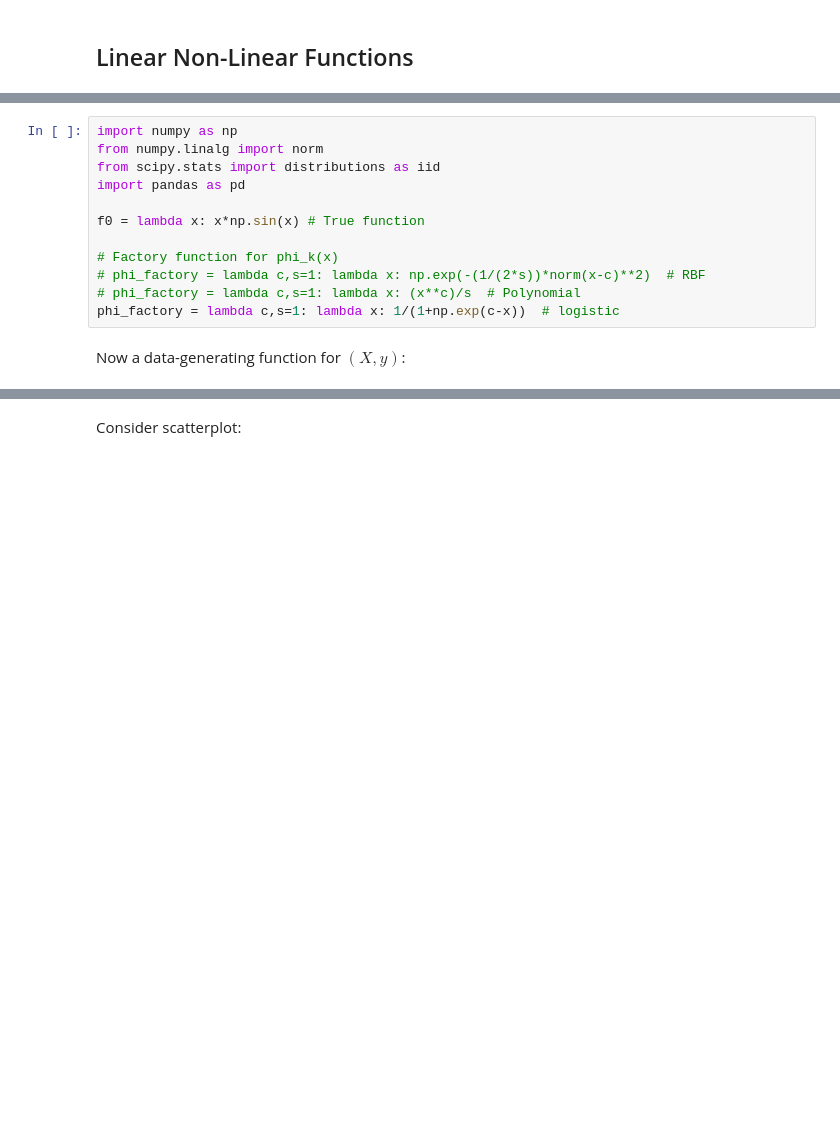
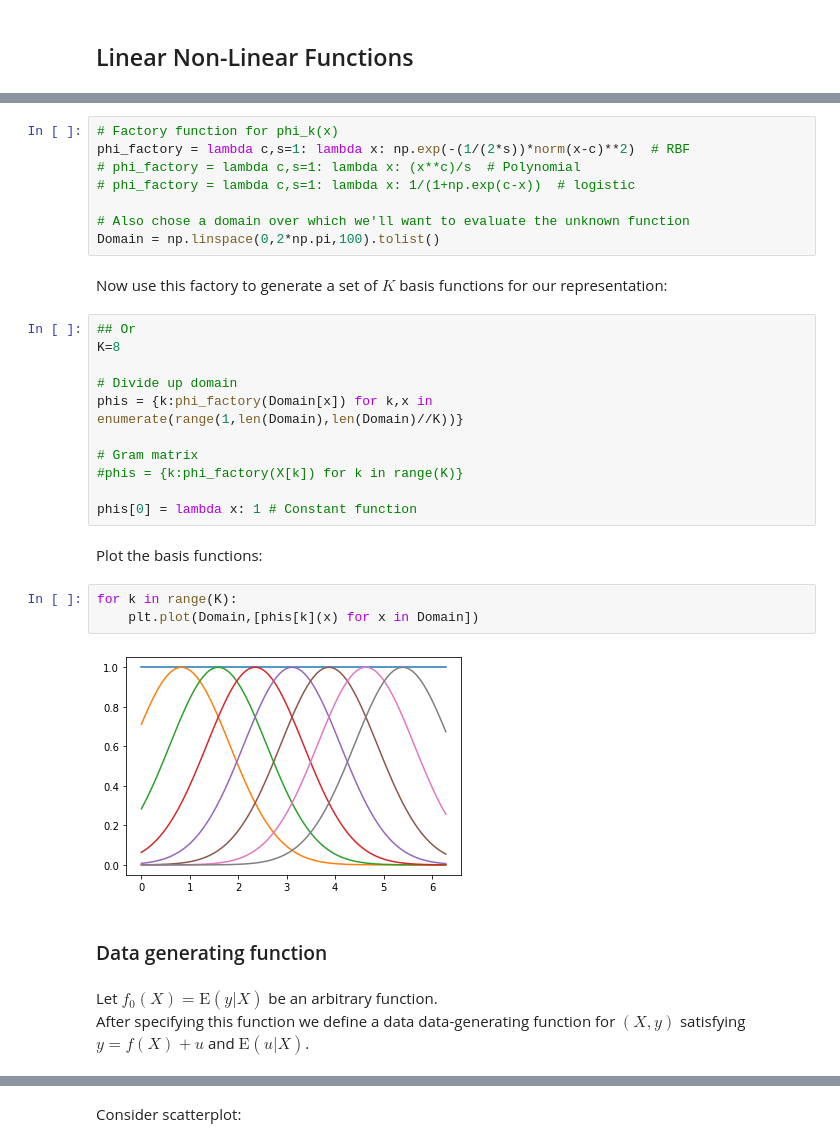
Before and after one commit to ligonteaching/ARE212_Materials, a Jupyter notebook: linear-non-linear.ipynb, the cells around one changed output, grey strips where cells are left out. Cells and saved outputs as stored; diff of their text form; blank space fills up the shorter version.

```diff
--- a/linear-non-linear.ipynb
+++ b/linear-non-linear.ipynb
@@ -5,15 +18,36 @@
 # %%
-import numpy as np
-from numpy.linalg import norm
-from scipy.stats import distributions as iid
-import pandas as pd
+# Factory function for phi_k(x)
+phi_factory = lambda c,s=1: lambda x: np.exp(-(1/(2*s))*norm(x-c)**2)  # RBF
+# phi_factory = lambda c,s=1: lambda x: (x**c)/s  # Polynomial
+# phi_factory = lambda c,s=1: lambda x: 1/(1+np.exp(c-x))  # logistic
 
-f0 = lambda x: x*np.sin(x) # True function
-
-# Factory function for phi_k(x)
-# phi_factory = lambda c,s=1: lambda x: np.exp(-(1/(2*s))*norm(x-c)**2)  # RBF
-# phi_factory = lambda c,s=1: lambda x: (x**c)/s  # Polynomial
-phi_factory = lambda c,s=1: lambda x: 1/(1+np.exp(c-x))  # logistic
+# Also chose a domain over which we'll want to evaluate the unknown function
+Domain = np.linspace(0,2*np.pi,100).tolist()
-# %% [markdown]
-Now a data-generating function for $(X,y)$:
+# %% [markdown]
+Now use  this factory to generate a set of $K$ basis functions for our
+representation:
+# %%
+## Or
+K=8
+
+# Divide up domain
+phis = {k:phi_factory(Domain[x]) for k,x in enumerate(range(1,len(Domain),len(Domain)//K))}
+
+# Gram matrix
+#phis = {k:phi_factory(X[k]) for k in range(K)}
+
+phis[0] = lambda x: 1 # Constant function
+# %% [markdown]
+Plot the basis functions:
+# %%
+for k in range(K):
+    plt.plot(Domain,[phis[k](x) for x in Domain])
+# %% [output]
+[figure, added]
+# %% [markdown]
+### Data generating function
+# %% [markdown]
+Let $f_0(X) = \mbox{E}(y|X)$ be an arbitrary function.
+After specifying this function we define a data data-generating
+function for $(X,y)$ satisfying $y=f(X) + u$ and $\mbox{E}(u|X)$.
 # %%
```
Also changed, not shown: parts of 28 cells of this notebook, 2 other files.
